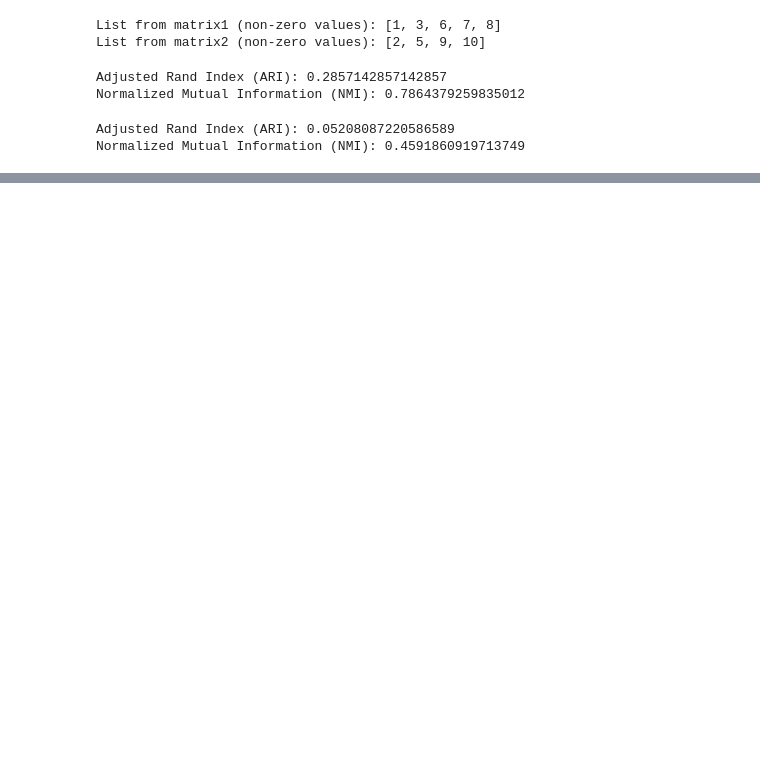
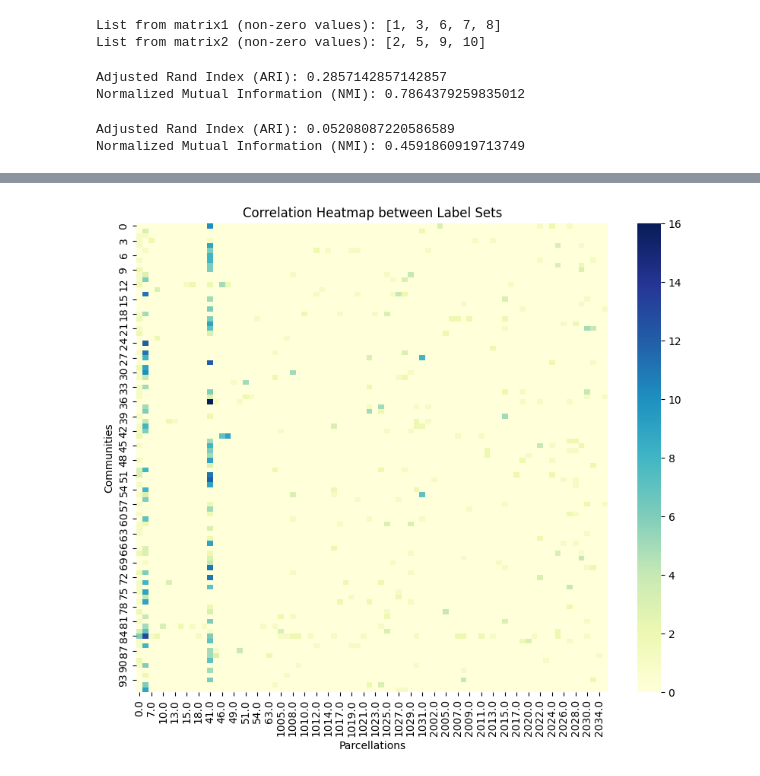
Before and after one commit to DePasquale99/MRI-network, a Jupyter notebook: correlation.ipynb, the cells around one changed output, grey strips where cells are left out. Drawn from its saved outputs; the diff is of its cells as text; code cells hidden in the pictures; blank space fills up the shorter version.

```diff
--- a/correlation.ipynb
+++ b/correlation.ipynb
@@ -628,0 +632,5 @@ Normalized Mutual Information (NMI): 0.4591860919713749
+# %%
+
+label_correlation_heatmap(nodes_communities, nodes_parcellation)
+# %% [output]
+[figure, added]
```
Also changed, not shown: parts of 9 cells of this notebook.
